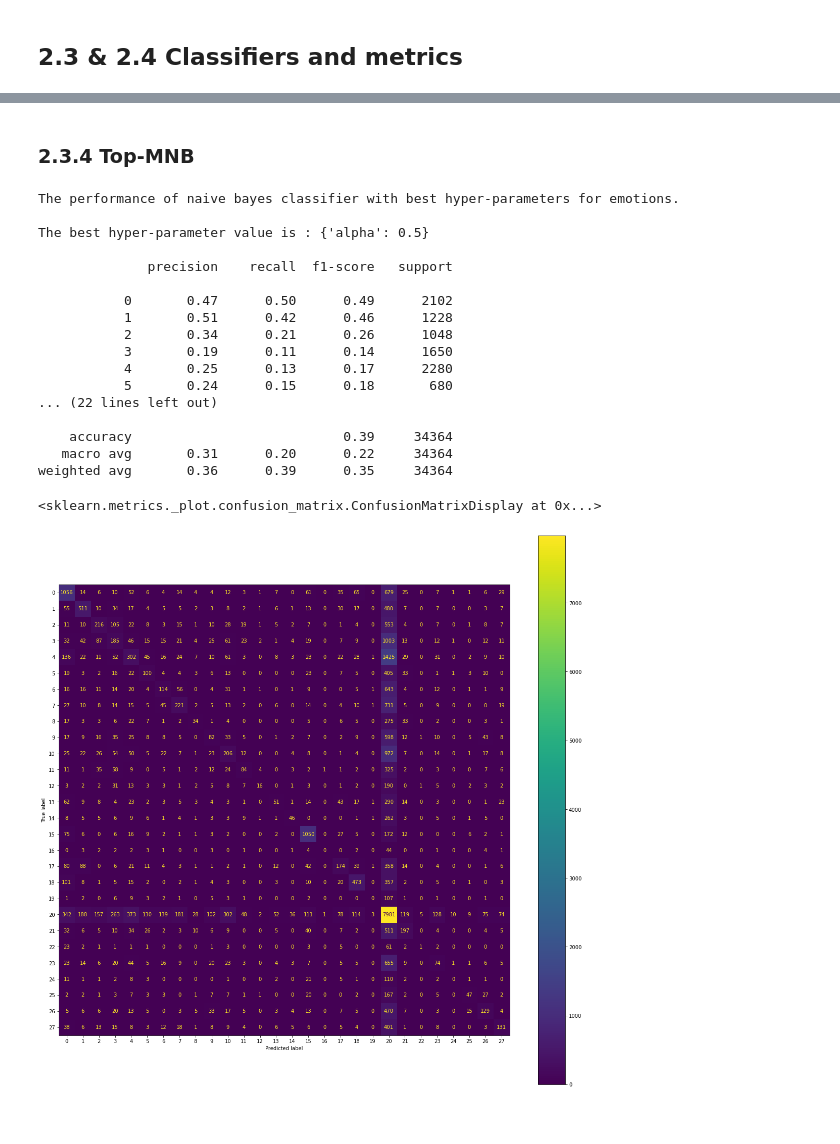
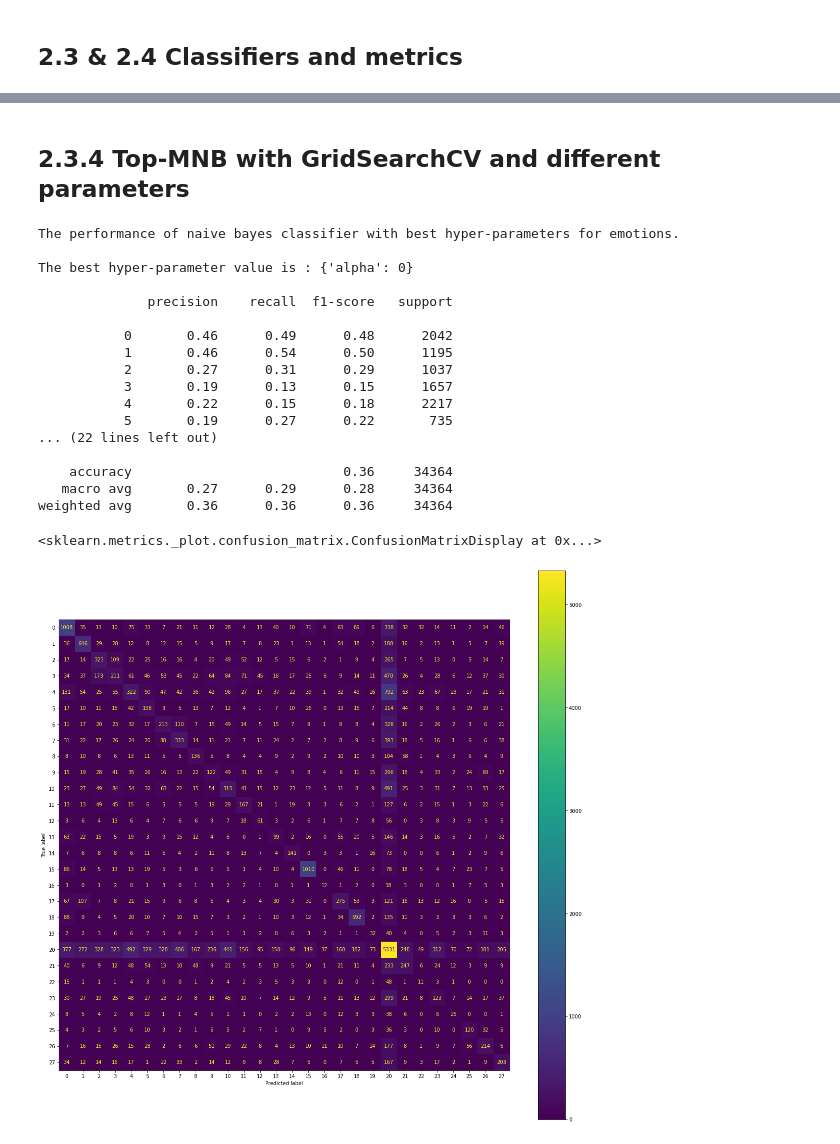
Before and after one commit to KEYURPATEL03/AI_COMP472, a Jupyter notebook: mp1.ipynb, the cells around one changed output, grey strips where cells are left out. Saved outputs shown, nothing was run; the diff lists cells and outputs as text; code cells hidden in the pictures.

```diff
--- a/mp1.ipynb
+++ b/mp1.ipynb
@@ -110,40 +117,41 @@ weighted avg       0.54      0.55      0.54     34364
 # %% [markdown]
-### 2.3.4 Top-MNB
+## 2.3.4 Top-MNB with GridSearchCV and different parameters
 # %%
 MNB = MultinomialNB()
 
+#For emotions classification
 parameters = {"alpha":(2, 1, 0.5, 0)}
-gs = GridSearchCV(estimator = MNB, param_grid = parameters, n_jobs = -1, refit = True)
+gs = GridSearchCV(estimator = MNB, param_grid = parameters, n_jobs = -1, refit = True, scoring = "f1_weighted")
 gs.fit(X_train, Yemo_train)
 pred = gs.best_estimator_.predict(X_test)
 
 print("The performance of naive bayes classifier with best hyper-parameters for emotions.\n")
 print(f"The best hyper-parameter value is : {gs.best_params_}\n")
 print(classification_report(Yemo_test, pred))
 cm = confusion_matrix(Yemo_test, pred)
 disp = ConfusionMatrixDisplay(cm)
 fig, ax = plt.subplots(figsize=(20, 20)) #suggested from stack-overflow
 disp.plot(ax = ax)
 # %% [output]
 The performance of naive bayes classifier with best hyper-parameters for emotions.
 
-The best hyper-parameter value is : {'alpha': 0.5}
+The best hyper-parameter value is : {'alpha': 0}
 
               precision    recall  f1-score   support
 
-           0       0.47      0.50      0.49      2102
-           1       0.51      0.42      0.46      1228
-           2       0.34      0.21      0.26      1048
-           3       0.19      0.11      0.14      1650
-           4       0.25      0.13      0.17      2280
-           5       0.24      0.15      0.18       680
+           0       0.46      0.49      0.48      2042
+           1       0.46      0.54      0.50      1195
+           2       0.27      0.31      0.29      1037
+           3       0.19      0.13      0.15      1657
+           4       0.22      0.15      0.18      2217
+           5       0.19      0.27      0.22       735
 ... (22 lines left out)
 
-    accuracy                           0.39     34364
-   macro avg       0.31      0.20      0.22     34364
-weighted avg       0.36      0.39      0.35     34364
+    accuracy                           0.36     34364
+   macro avg       0.27      0.29      0.28     34364
+weighted avg       0.36      0.36      0.36     34364
 <sklearn.metrics._plot.confusion_matrix.ConfusionMatrixDisplay at 0x...>
-[figure, old version]
+[figure, new version]
 # %%
 MNB = MultinomialNB()
 
```
Also changed, not shown: parts of 19 cells of this notebook.
